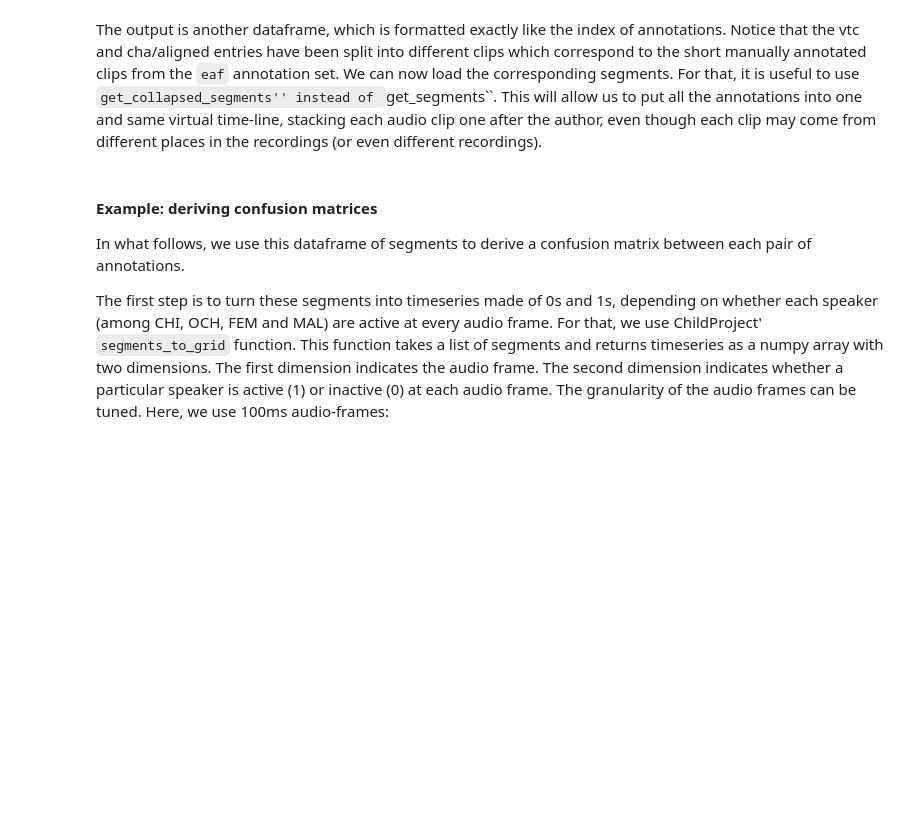
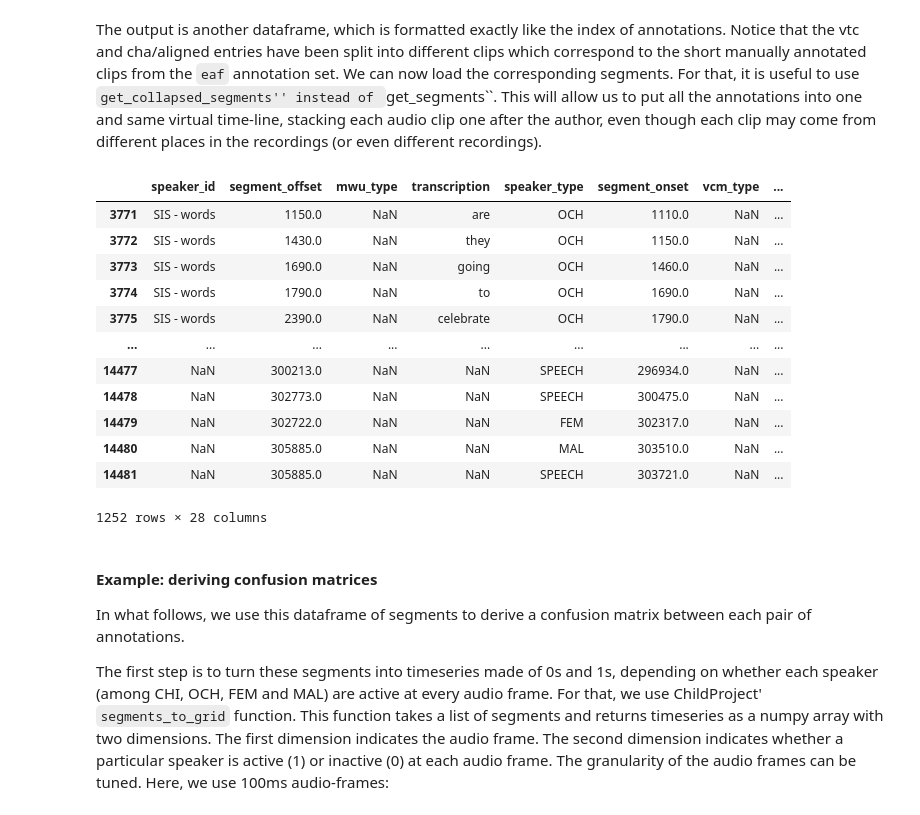
Before and after one commit to LAAC-LSCP/childproject-tutorials, a Jupyter notebook: 1_Annotations.ipynb, the cells around one changed output. Cells and saved outputs as stored; diff of their text form; code cells hidden in the pictures; blank space fills up the shorter version.

```diff
--- a/1_Annotations.ipynb
+++ b/1_Annotations.ipynb
@@ -133,6 +128,22 @@ intersection.head(6)
 The output is another dataframe, which is formatted exactly like the index of annotations. Notice that the vtc and cha/aligned entries have been split into different clips which correspond to the short manually annotated clips from the ``eaf`` annotation set. We can now load the corresponding segments. For that, it is useful to use ``get_collapsed_segments'' instead of ``get_segments``. This will allow us to put all the annotations into one and same virtual time-line, stacking each audio clip one after the author, even though each clip may come from different places in the recordings (or even different recordings).
 # %%
 segments = am.get_collapsed_segments(intersection)
+# %%
+segments
+# %% [output]
+|  | speaker_id | segment_offset | mwu_type | transcription | speaker_type | segment_onset | vcm_type | ... |
+| 3771 | SIS - words | 1150.0 | NaN | are | OCH | 1110.0 | NaN | ... |
+| 3772 | SIS - words | 1430.0 | NaN | they | OCH | 1150.0 | NaN | ... |
+| 3773 | SIS - words | 1690.0 | NaN | going | OCH | 1460.0 | NaN | ... |
+| 3774 | SIS - words | 1790.0 | NaN | to | OCH | 1690.0 | NaN | ... |
+| 3775 | SIS - words | 2390.0 | NaN | celebrate | OCH | 1790.0 | NaN | ... |
+| ... | ... | ... | ... | ... | ... | ... | ... | ... |
+| 14477 | NaN | 300213.0 | NaN | NaN | SPEECH | 296934.0 | NaN | ... |
+| 14478 | NaN | 302773.0 | NaN | NaN | SPEECH | 300475.0 | NaN | ... |
+| 14479 | NaN | 302722.0 | NaN | NaN | FEM | 302317.0 | NaN | ... |
+| 14480 | NaN | 305885.0 | NaN | NaN | MAL | 303510.0 | NaN | ... |
+| 14481 | NaN | 305885.0 | NaN | NaN | SPEECH | 303721.0 | NaN | ... |
+1252 rows × 28 columns
 # %% [markdown]
 #### Example: deriving confusion matrices
 
```
Also changed, not shown: parts of 1 cell of this notebook, 2 other files.
